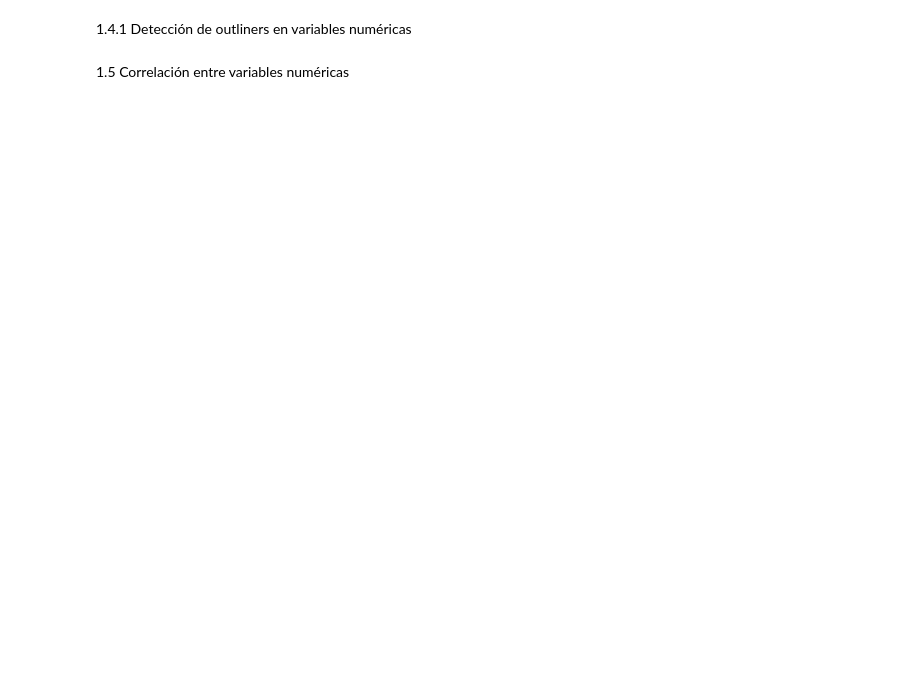
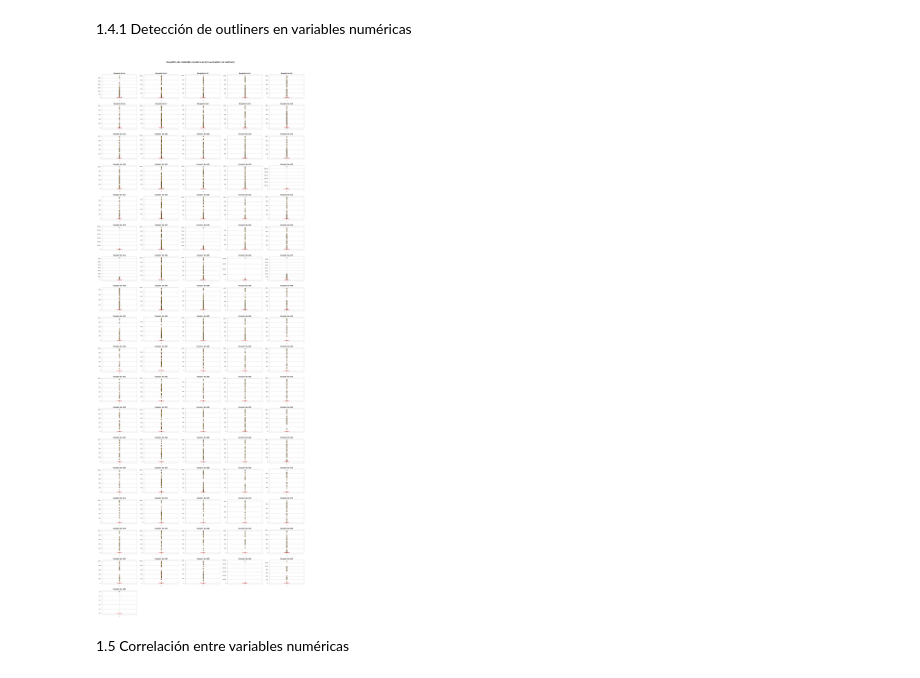
Before and after one commit to FernandoCapporal/MNA_MLOps_Equipo12, a Jupyter notebook: notebooks/InsuranceCompanyCaravanPrediction_V1_MOD.ipynb, the cells around one changed output. Cells and saved outputs as stored; diff of their text form; code cells hidden in the pictures; blank space fills up the shorter version.

```diff
--- a/notebooks/InsuranceCompanyCaravanPrediction_V1_MOD.ipynb
+++ b/notebooks/InsuranceCompanyCaravanPrediction_V1_MOD.ipynb
@@ -580,10 +581,40 @@ plt.show()
 # %% [markdown]
 1.4.1 Detección de outliners en variables numéricas
-# %%
-for col in num_cols:#[:6]:
-    sns.boxplot(x=df[col])
-    plt.title(f"Boxplot de {col}")
-    plt.show()
+# %%
+#for col in num_cols:#[:6]:
+ #   sns.boxplot(x=df[col])
+  #  plt.title(f"Boxplot de {col}")
+   # plt.show()
+
+# Crear figura y ejes
+fig, axes = plt.subplots(rows, cols, figsize=(20, rows * 3))
+axes = axes.flatten()
+
+# Generar un boxplot por cada columna numérica
+for i, col in enumerate(num_cols):
+    axes[i].boxplot(df[col].dropna(), patch_artist=True,
+                    boxprops=dict(facecolor='lightblue', color='black'),
+                    medianprops=dict(color='red', linewidth=1.5),
+                    whiskerprops=dict(color='gray'),
+                    capprops=dict(color='gray'),
+                    flierprops=dict(marker='o', markerfacecolor='orange', markersize=4, linestyle='none'))
+
+    axes[i].set_title(f"Boxplot de {col}", fontsize=10, fontweight="bold")
+    axes[i].tick_params(axis="x", labelsize=8)
+    axes[i].tick_params(axis="y", labelsize=8)
+
+# Eliminar subplots vacíos si sobran
+for j in range(i + 1, len(axes)):
+    fig.delaxes(axes[j])
+
+# Título general
+fig.suptitle("Boxplots de variables numéricas (visualización de outliers)", fontsize=14, fontweight="bold")
+
+# Ajustar espaciado
+plt.tight_layout(rect=[0, 0, 1, 0.97])
+plt.show()
+# %% [output]
+[figure, added]
 # %% [markdown]
 1.5 Correlación entre variables numéricas
 # %%
```
Also changed, not shown: parts of 16 cells of this notebook, 11 other files.
